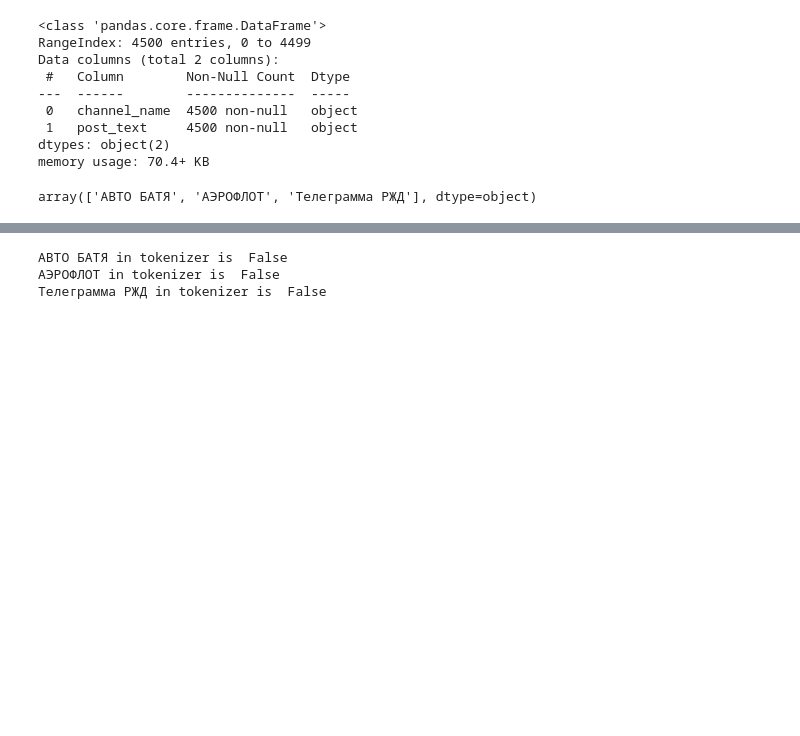
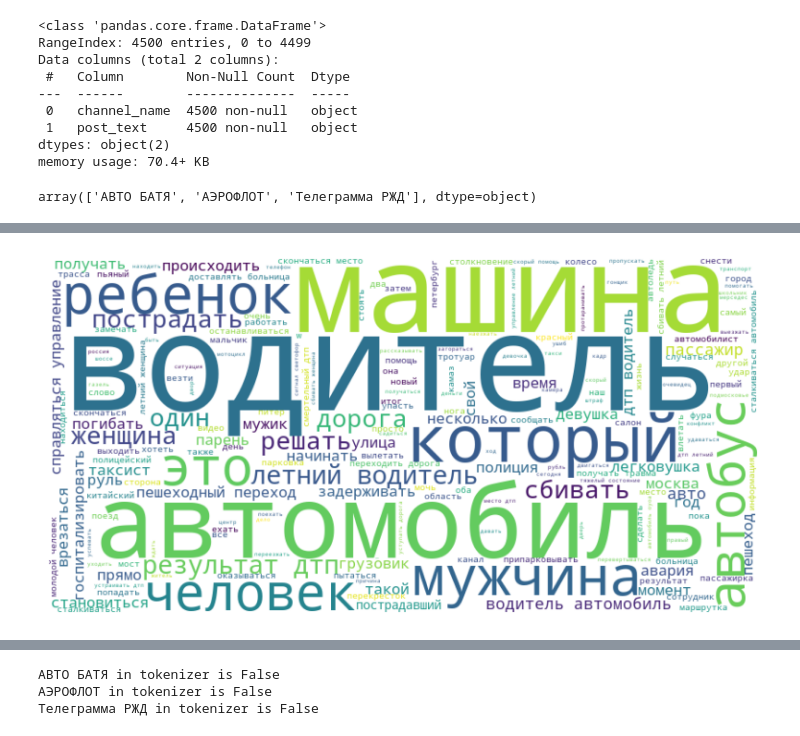
Before and after one commit to jsinkx/telegram-channel-classification-nlp, a Jupyter notebook: src/main.ipynb, the cells around one changed output, grey strips where cells are left out. Drawn from its saved outputs; the diff is of its cells as text; code cells hidden in the pictures; blank space fills up the shorter version.

Commit message:
feat: added wordcloud, updated text processing

```diff
--- a/src/main.ipynb
+++ b/src/main.ipynb
@@ -180,2 +182,19 @@ df
 | 4497 | вокзалы для каждого создаём инклю... | [вокзал, каждый, создавать, инклю... | вокзал каждый создавать инклюзивн... | 0 | 0 | 1 |
 3090 rows × 6 columns
+# %%
+df_car = df.loc[df['АВТО БАТЯ'] == 1]
+df_train = df.loc[df['Телеграмма РЖД'] == 1]
+df_air = df.loc[df['АЭРОФЛОТ'] == 1]
+# %%
+text_car = ' '.join(df_car['processed_text'])
+text_train = ' '.join(df_train['processed_text'])
+text_air = ' '.join(df_air['processed_text'])
+# %%
+wordcloud_car = WordCloud(width=800, height=400, background_color ='white').generate(text_car)
+
+plt.figure(figsize=(10, 5))
+plt.imshow(wordcloud_car, interpolation='bilinear')
+plt.axis('off')
+plt.show()
+# %% [output]
+[figure, added]
```
Also changed, not shown: parts of 15 cells of this notebook, 12 other files.
